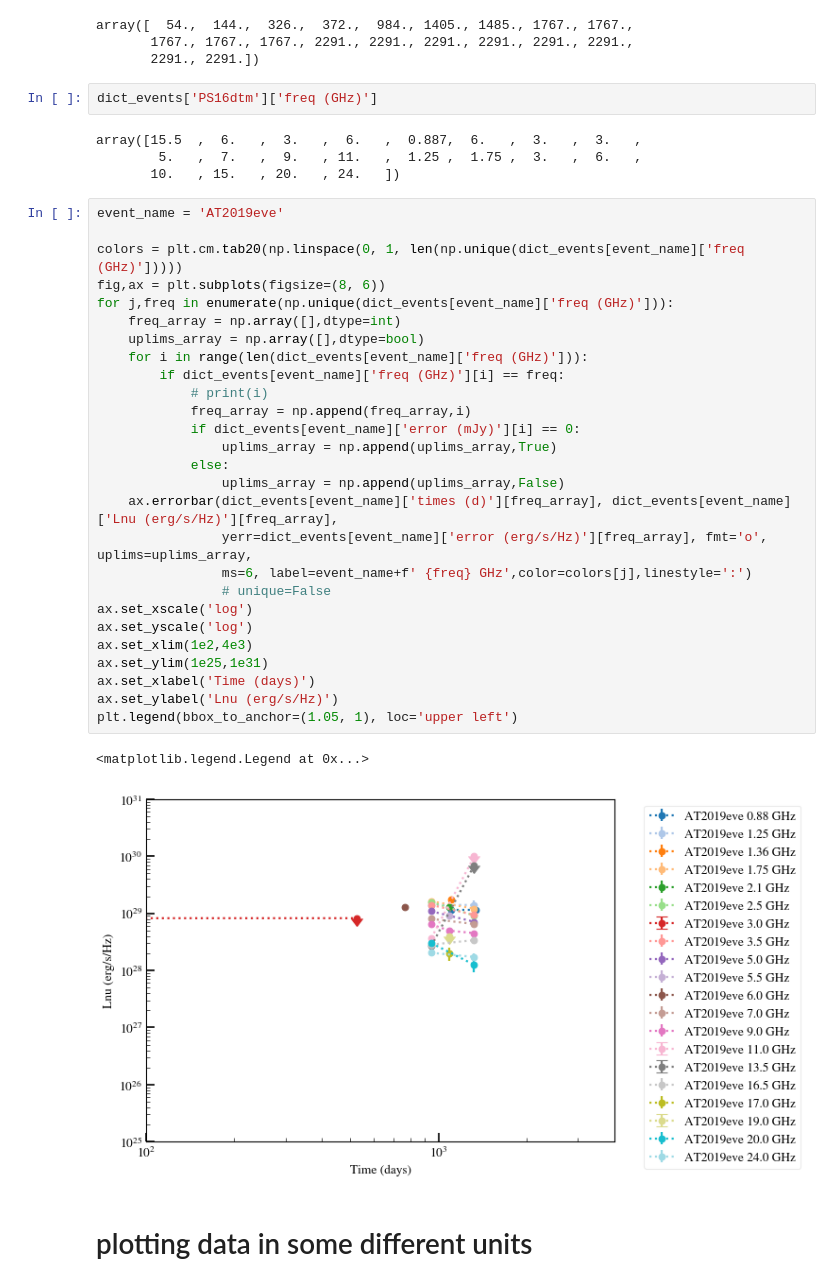
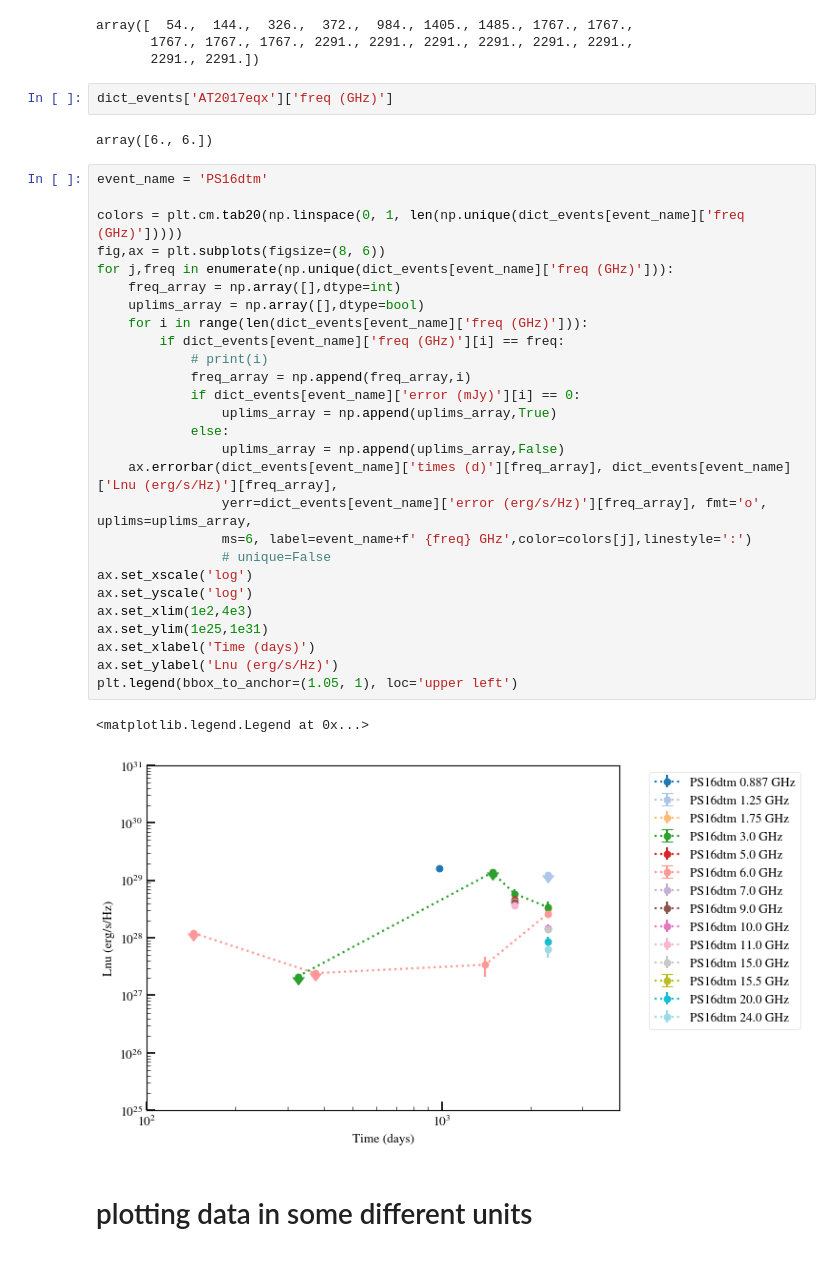
Before and after one commit to samanthacwu/Radio_Forward_Modeling, a Jupyter notebook: compare_to_data.ipynb, the cells around one changed output. Cells and saved outputs as stored; diff of their text form.

```diff
--- a/compare_to_data.ipynb
+++ b/compare_to_data.ipynb
@@ -127,41 +127,39 @@ array([  54.,  144.,  326.,  372.,  984., 1405., 1485., 1767., 1767.,
        1767., 1767., 1767., 2291., 2291., 2291., 2291., 2291., 2291.,
        2291., 2291.])
 # %%
-dict_events['PS16dtm']['freq (GHz)']
+dict_events['AT2017eqx']['freq (GHz)']
 # %% [output]
-array([15.5  ,  6.   ,  3.   ,  6.   ,  0.887,  6.   ,  3.   ,  3.   ,
-        5.   ,  7.   ,  9.   , 11.   ,  1.25 ,  1.75 ,  3.   ,  6.   ,
-       10.   , 15.   , 20.   , 24.   ])
+array([6., 6.])
 # %%
-event_name = 'AT2019eve'
+event_name = 'PS16dtm'
 
 colors = plt.cm.tab20(np.linspace(0, 1, len(np.unique(dict_events[event_name]['freq (GHz)']))))
 fig,ax = plt.subplots(figsize=(8, 6))
 for j,freq in enumerate(np.unique(dict_events[event_name]['freq (GHz)'])):
     freq_array = np.array([],dtype=int)
     uplims_array = np.array([],dtype=bool)
     for i in range(len(dict_events[event_name]['freq (GHz)'])):
         if dict_events[event_name]['freq (GHz)'][i] == freq:
             # print(i)
             freq_array = np.append(freq_array,i)
             if dict_events[event_name]['error (mJy)'][i] == 0:
                 uplims_array = np.append(uplims_array,True)
             else:
                 uplims_array = np.append(uplims_array,False)
     ax.errorbar(dict_events[event_name]['times (d)'][freq_array], dict_events[event_name]['Lnu (erg/s/Hz)'][freq_array],
                 yerr=dict_events[event_name]['error (erg/s/Hz)'][freq_array], fmt='o',  uplims=uplims_array,
                 ms=6, label=event_name+f' {freq} GHz',color=colors[j],linestyle=':')
                 # unique=False
 ax.set_xscale('log')
 ax.set_yscale('log')
 ax.set_xlim(1e2,4e3)
 ax.set_ylim(1e25,1e31)
 ax.set_xlabel('Time (days)')
 ax.set_ylabel('Lnu (erg/s/Hz)')
 plt.legend(bbox_to_anchor=(1.05, 1), loc='upper left')
 # %% [output]
 <matplotlib.legend.Legend at 0x...>
-[figure, old version]
+[figure, new version]
 # %% [markdown]
 # plotting data in some different units
 # %% [markdown]
```
Also changed, not shown: parts of 13 cells of this notebook, 12 other files.
